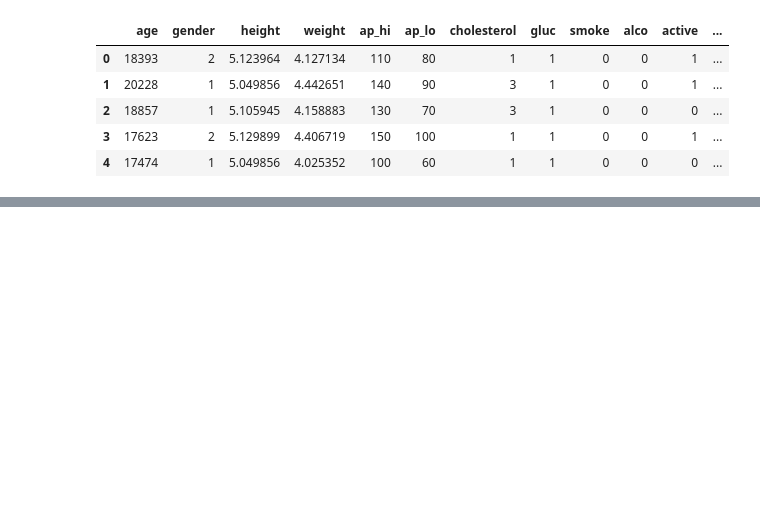
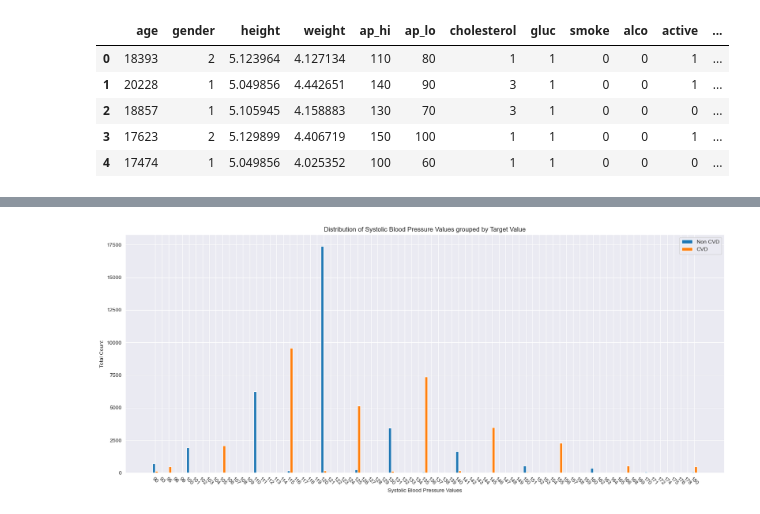
Before and after one commit to MasoudNateghi/CS534, a Jupyter notebook: Project/Project.ipynb, the cells around one changed output, grey strips where cells are left out. Drawn from its saved outputs; the diff is of its cells as text; code cells hidden in the pictures; blank space fills up the shorter version.

```diff
--- a/Project/Project.ipynb
+++ b/Project/Project.ipynb
@@ -377,0 +472,24 @@ Final data samples: 62211 | Number of features: 18
+# %%
+# Data
+non_cvd_ap_hi_counts = df_log[df_log['cardio'] == 0]['ap_hi'].value_counts().sort_index()
+cvd_ap_hi_counts = df_log[df_log['cardio'] == 1]['ap_hi'].value_counts().sort_index()
+
+# Bar positions and width
+bar_positions = range(len(non_cvd_ap_hi_counts))
+bar_width = 0.4
+
+# Create the grouped bar chart
+plt.figure(figsize=(20, 8))
+plt.bar(bar_positions, non_cvd_ap_hi_counts, bar_width, label='Non CVD')
+plt.bar([pos + bar_width for pos in bar_positions], cvd_ap_hi_counts, bar_width, label='CVD')
+
+# Set labels and title
+plt.xlabel('Systolic Blood Pressure Values')
+plt.ylabel('Total Count')
+plt.title('Distribution of Systolic Blood Pressure Values grouped by Target Value')
+plt.xticks([pos + bar_width/2 for pos in bar_positions], non_cvd_ap_hi_counts.index, rotation=-45)
+plt.legend()
+
+plt.show()
+# %% [output]
+[figure, added]
```
Also changed, not shown: parts of 25 cells of this notebook.
